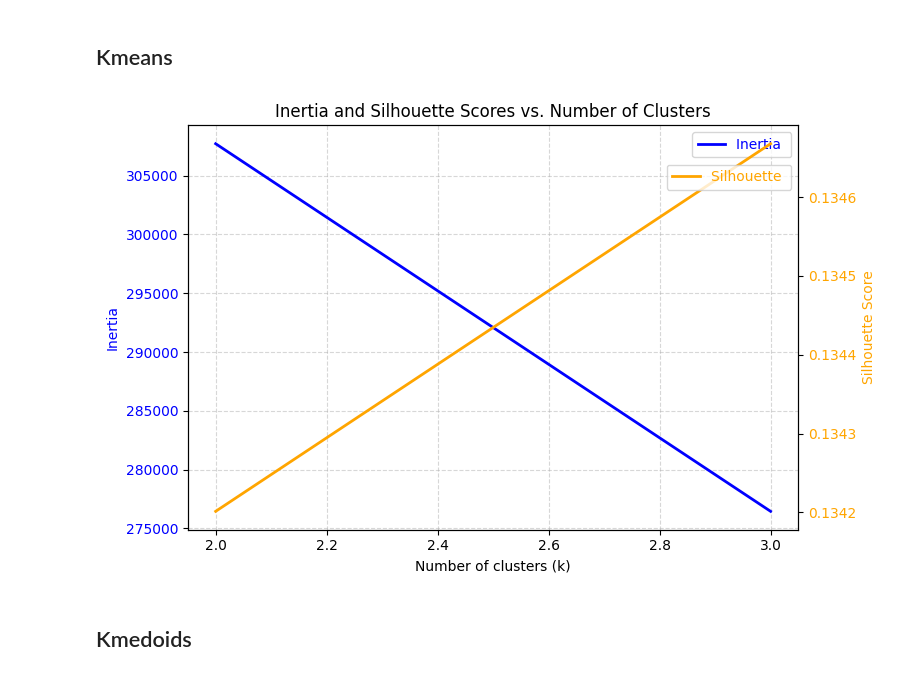
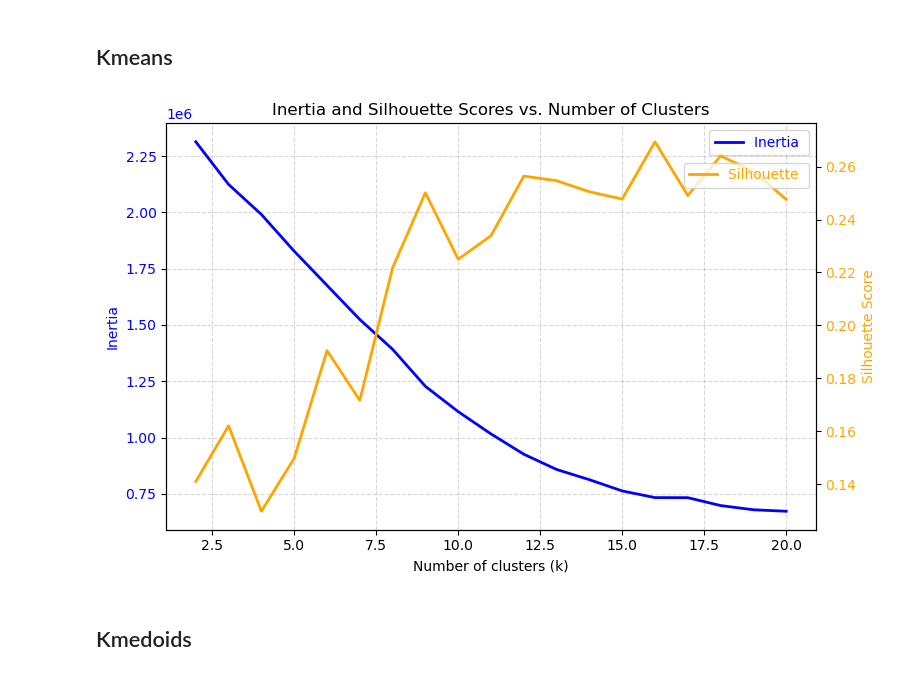
Before and after one commit to andrzejewskimaciej/ML_Intro_Projects, a Jupyter notebook: Project 2 - clustering/04_Clustering.ipynb, the cells around one changed output. Saved outputs shown, nothing was run; the diff lists cells and outputs as text; code cells hidden in the pictures.

Commit message:
gowner, famd

```diff
--- a/Project 2 - clustering/04_Clustering.ipynb
+++ b/Project 2 - clustering/04_Clustering.ipynb
@@ -33,2 +38,2 @@ from Transformers import *
 # %%
-df=pd.read_csv("data/TransormedData/train.csv")
+df=pd.read_csv("data/TransformedData/train.csv")
@@ -34,0 +62,11 @@ df=pd.read_csv("data/TransormedData/train.csv")
+# %%
+df_ = df.copy()
+for col in df_.columns:
+    if df_[col].nunique() == 2 and df_[col].dtype in ['int64', 'float64']:
+        df_[col] = df_[col].astype('category')
+# %%
+n_components=21
+random_state=42
+
+famd = FAMD(n_components=n_components, random_state=random_state)
+df_famd = famd.fit_transform(df_)
@@ -251,9 +349,9 @@ def KMeans_plotter(X, lower_bound=2, upper_bound=20):
     plt.title('Inertia and Silhouette Scores vs. Number of Clusters')
     plt.tight_layout()
 # %%
-KMeans_plotter(df,2,3)
+KMeans_plotter(df_famd)
 # %% [output]
-[figure, old version]
+[figure, new version]
 # %% [markdown]
 ## Kmedoids
 # %%
```
Also changed, not shown: parts of 22 cells of this notebook.
